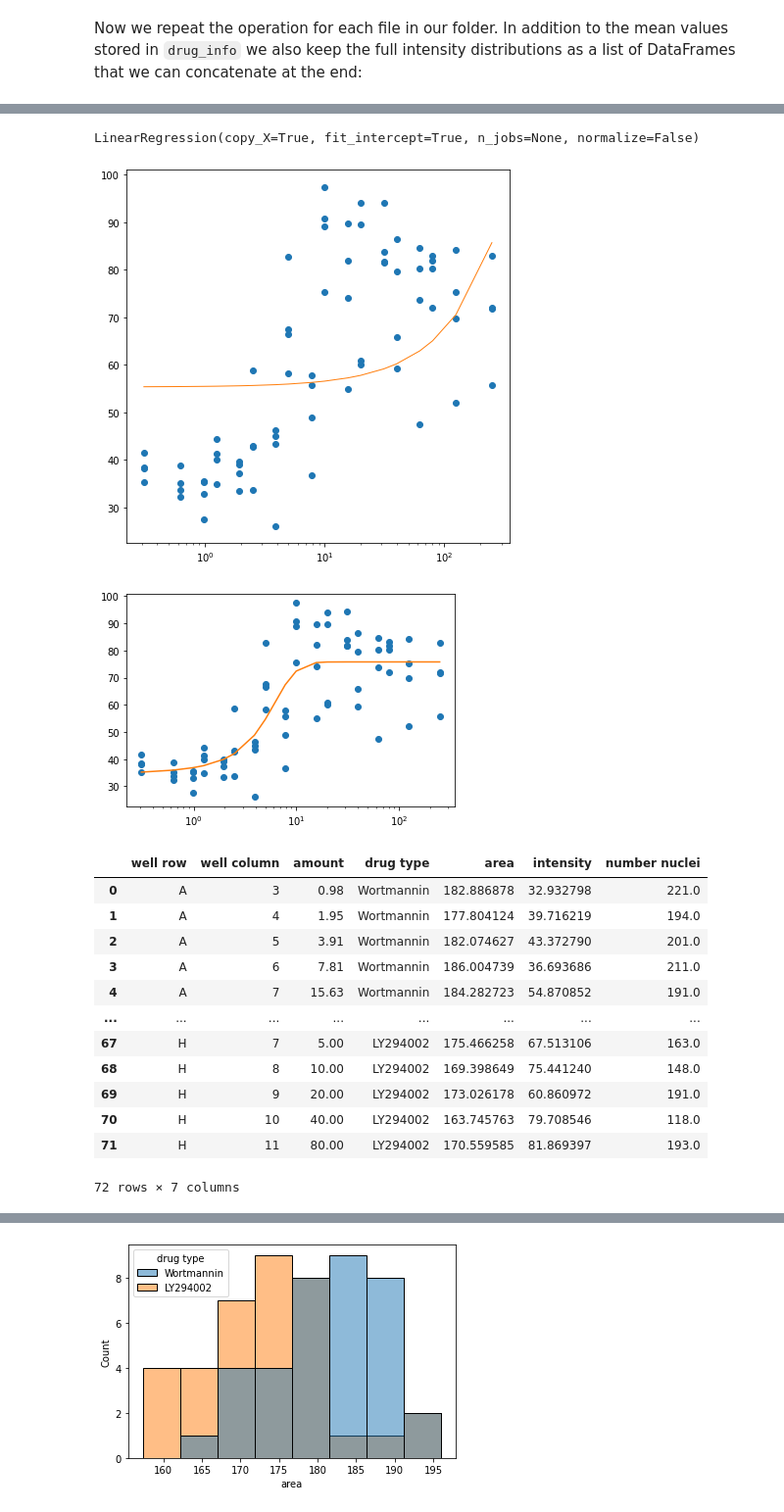
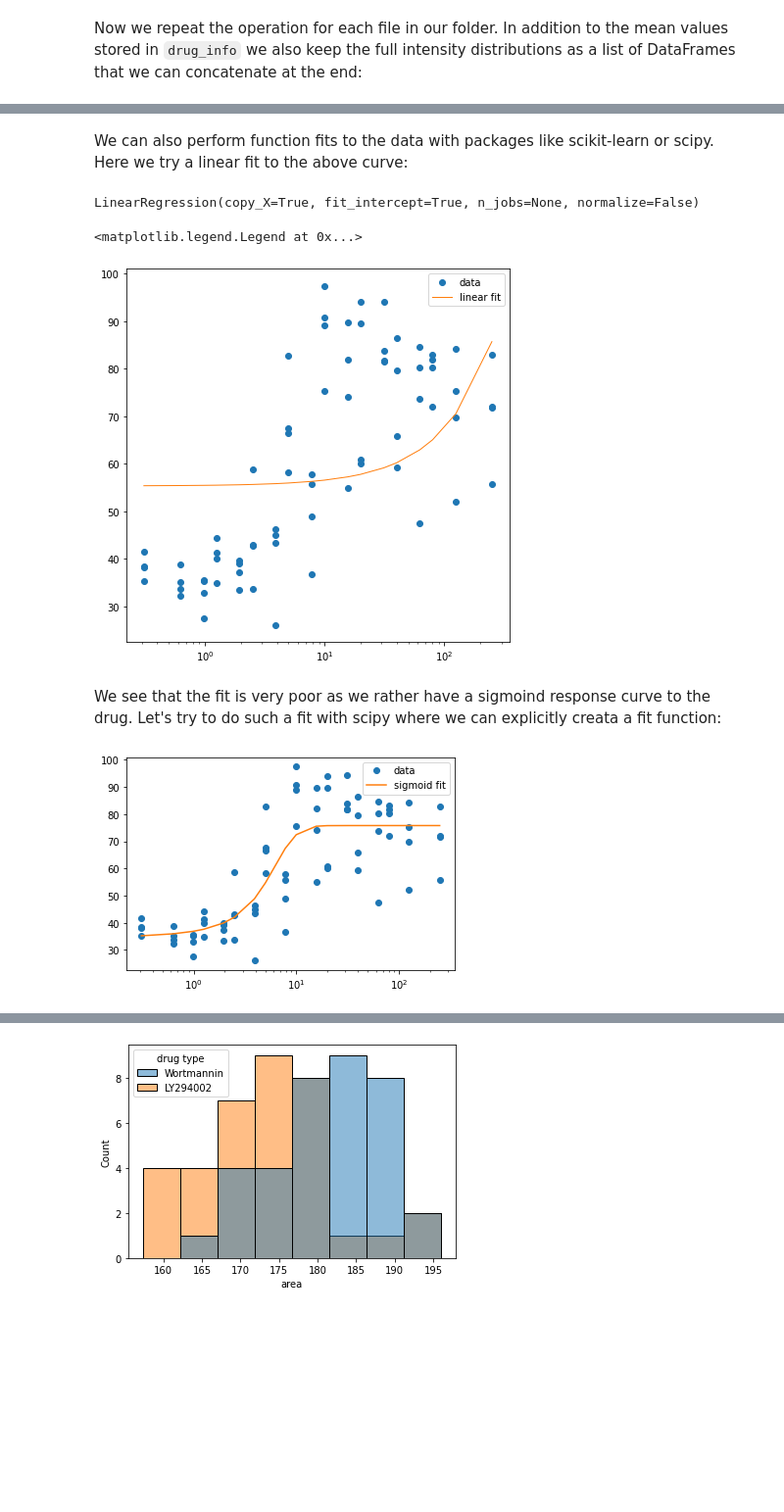
Before and after one commit to guiwitz/ImagingStats, a Jupyter notebook: image_processing.ipynb, the cells around one changed output, grey strips where cells are left out. Shown at 98% size. Cells and saved outputs as stored; diff of their text form; code cells hidden in the pictures; blank space fills up the shorter version.

````diff
--- a/image_processing.ipynb
+++ b/image_processing.ipynb
@@ -181,0 +294,7 @@ position = re.findall('.*\-.*\-(.*)\-(.*)\.BMP',file_list1[0].name)
+# %%
+drug_info = pd.merge(drug_amounts.reset_index().melt(id_vars='index'),
+         drug_type.reset_index().melt(id_vars='index'), on=['index', 'variable'])
+drug_info.rename({'index': 'row', 'variable': 'column', 'value_x': 'amount', 'value_y': 'drug type'},
+                 axis='columns', inplace=True)
+drug_info = drug_info.set_index(['row', 'column'])
+drug_info.head(5)
@@ -190,2 +327,0 @@ We can add the information to our dataframe using the parsed location as indices
-# %%
-drug_info.loc[(position[0][0], int(position[0][1])),'area'] = regions['area'][regions['area'] > area_threshold].mean()
@@ -209,29 +332,27 @@ drug_info
+# %%
+drug_info.loc[(position[0][0], int(position[0][1])),'area'] = regions['area'].mean()
 # %% [markdown]
 Now we repeat the operation for each file in our folder. In addition to the mean values stored in ```drug_info``` we also keep the full intensity distributions as a list of DataFrames that we can concatenate at the end:
 # %%
+area_threshold = 50
 full_distributions= []
 for f1, f2 in zip(file_list1, file_list2):
 
     image1 = skimage.io.imread(f1)
     image2 = skimage.io.imread(f2)
 
-    threshold = skimage.filters.threshold_otsu(image2)
-    mask = image2 > threshold
-
-    regions = skimage.measure.regionprops_table(skimage.measure.label(mask), intensity_image=image1,
-                                           properties=('label','area','mean_intensity'))
+    regions = my_segmentation(image1,image2, area_threshold=area_threshold)
 
     position = re.findall('.*\-.*\-(.*)\-(.*)\.BMP',f1.name)
 
-    drug_info.loc[(position[0][0], int(position[0][1])),'area'] = regions['area'][regions['area'] > area_threshold].mean()
-    drug_info.loc[(position[0][0], int(position[0][1])),'intensity'] = regions['mean_intensity'][regions['area'] > area_threshold].mean()
-    drug_info.loc[(position[0][0], int(position[0][1])),'number nuclei'] = len(regions['mean_intensity'][regions['area'] > area_threshold])
+    drug_info.loc[(position[0][0], int(position[0][1])),'area'] = regions['area'].mean()
+    drug_info.loc[(position[0][0], int(position[0][1])),'intensity'] = regions['mean_intensity'].mean()
+    drug_info.loc[(position[0][0], int(position[0][1])),'number nuclei'] = len(regions)
 
     # keep complete distributions
-    distr = pd.DataFrame(regions).drop('label',axis='columns')
-    distr = distr[distr.area > area_threshold]
-    distr['amount'] = drug_info.loc[(position[0][0], int(position[0][1])),'amount']
-    distr['drug type'] = drug_info.loc[(position[0][0], int(position[0][1])),'drug type']
+    distr = regions.drop('label',axis='columns')
+    distr['amount'] = drug_info.loc[(position[0][0], int(position[0][1]))]['amount']
+    distr['drug type'] = drug_info.loc[(position[0][0], int(position[0][1]))]['drug type']
     distr['well row'] = position[0][0]
     distr['well column'] = int(position[0][1])
     full_distributions.append(distr)
@@ -270,23 +399,27 @@ sns.lineplot(data=clean_drug, x='amount', y='intensity', hue='drug type', ax=ax,
+# %% [markdown]
+We can also perform function fits to the data with packages like scikit-learn or scipy. Here we try a linear fit to the above curve:
 # %%
 from sklearn import linear_model
 # %%
 X = clean_drug.sort_values(by='amount')['amount'].values
+X = X[:, np.newaxis]
+y = clean_drug.sort_values(by='amount')['intensity'].values
 
-X = X[:, np.newaxis]
-
-y = clean_drug.sort_values(by='amount')['intensity'].values
+ols = linear_model.LinearRegression()
+ols.fit(X, y)
+# %% [output]
+LinearRegression(copy_X=True, fit_intercept=True, n_jobs=None, normalize=False)
-# %%
-ols = linear_model.LinearRegression()
-ols.fit(X, y)
-# %% [output]
-LinearRegression(copy_X=True, fit_intercept=True, n_jobs=None, normalize=False)
 # %%
 fig, ax = plt.subplots(figsize=(7, 7))
-ax.plot(X,y,'o')
-ax.plot(X, ols.coef_ * X + ols.intercept_, linewidth=1)
+ax.plot(X,y,'o', label='data')
+ax.plot(X, ols.coef_ * X + ols.intercept_, linewidth=1, label='linear fit')
 ax.set(xscale="log");
+ax.legend()
 # %% [output]
+<matplotlib.legend.Legend at 0x...>
-[figure, old version]
+[figure, new version]
+# %% [markdown]
+We see that the fit is very poor as we rather have a sigmoind response curve to the drug. Let's try to do such a fit with scipy where we can explicitly creata a fit function:
 # %%
 from scipy.optimize import curve_fit
 
@@ -299,23 +431,8 @@ x = np.ravel(X)
 # %%
 fig, ax = plt.subplots()
 ax.set_xscale('log')
-plt.plot(x, y, 'o')
-plt.plot(x, sigmoid(x, *p));
+ax.plot(x, y, 'o', label='data')
+ax.plot(x, sigmoid(x, *p), label='sigmoid fit')
+ax.legend();
 # %% [output]
-[figure, old version]
+[figure, new version]
-# %%
-clean_drug.reset_index()
-# %% [output]
-|  | well row | well column | amount | drug type | area | intensity | number nuclei |
-| 0 | A | 3 | 0.98 | Wortmannin | 182.886878 | 32.932798 | 221.0 |
-| 1 | A | 4 | 1.95 | Wortmannin | 177.804124 | 39.716219 | 194.0 |
-| 2 | A | 5 | 3.91 | Wortmannin | 182.074627 | 43.372790 | 201.0 |
-| 3 | A | 6 | 7.81 | Wortmannin | 186.004739 | 36.693686 | 211.0 |
-| 4 | A | 7 | 15.63 | Wortmannin | 184.282723 | 54.870852 | 191.0 |
-| ... | ... | ... | ... | ... | ... | ... | ... |
-| 67 | H | 7 | 5.00 | LY294002 | 175.466258 | 67.513106 | 163.0 |
-| 68 | H | 8 | 10.00 | LY294002 | 169.398649 | 75.441240 | 148.0 |
-| 69 | H | 9 | 20.00 | LY294002 | 173.026178 | 60.860972 | 191.0 |
-| 70 | H | 10 | 40.00 | LY294002 | 163.745763 | 79.708546 | 118.0 |
-| 71 | H | 11 | 80.00 | LY294002 | 170.559585 | 81.869397 | 193.0 |
-72 rows × 7 columns
````
Also changed, not shown: parts of 90 cells of this notebook.
